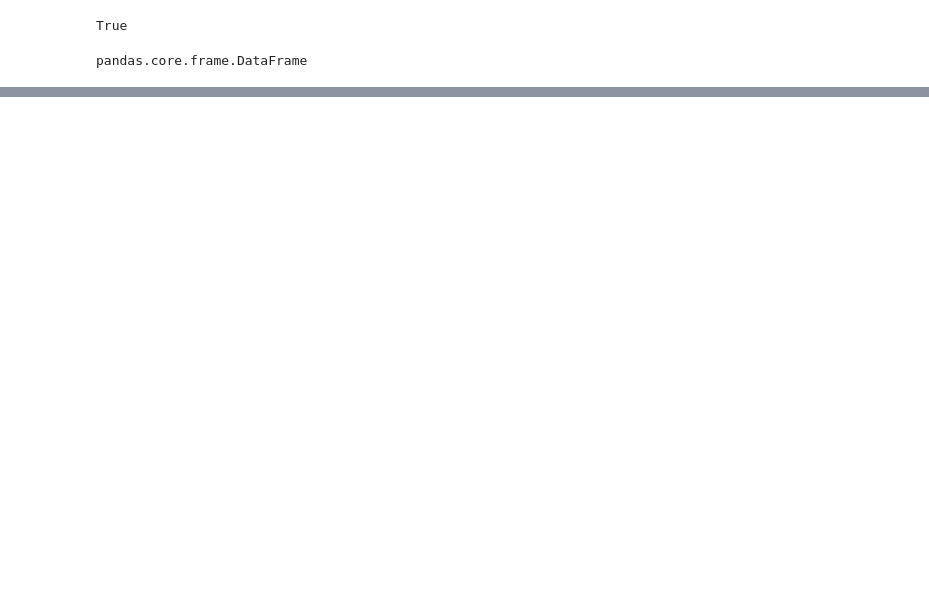
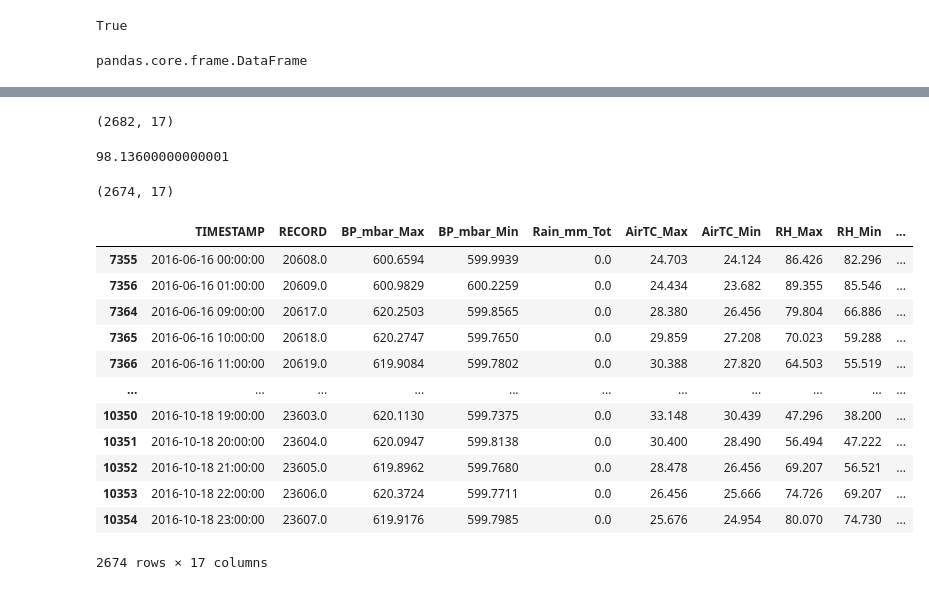
Before and after one commit to Naelia/pibic, a Jupyter notebook: Manipulação de Dados Et0.ipynb, the cells around one changed output, grey strips where cells are left out. Drawn from its saved outputs; the diff is of its cells as text; code cells hidden in the pictures; blank space fills up the shorter version.

```diff
--- a/Manipulação de Dados Et0.ipynb
+++ b/Manipulação de Dados Et0.ipynb
@@ -62,0 +184,4 @@ dados_filtrados
+# %%
+# Removendo os dados inconsistente da Temperatura do ar maxima
+dados_filtrados = dados_filtrados[dados_filtrados['AirTC_Max'] >= 1
+                                ]
@@ -62,0 +207,8 @@ dados_filtrados
+# %%
+dados_filtrados.shape
+# %% [output]
+(2682, 17)
+# %%
+dados_filtrados['RH_Max'].max()
+# %% [output]
+98.13600000000001
@@ -62,0 +218,21 @@ dados_filtrados
+# %%
+# Fim da remoçaõ dos dados iconsitente
+dados_filtrados.shape
+# %% [output]
+(2674, 17)
+# %%
+dados_filtrados
+# %% [output]
+|  | TIMESTAMP | RECORD | BP_mbar_Max | BP_mbar_Min | Rain_mm_Tot | AirTC_Max | AirTC_Min | RH_Max | RH_Min | ... |
+| 7355 | 2016-06-16 00:00:00 | 20608.0 | 600.6594 | 599.9939 | 0.0 | 24.703 | 24.124 | 86.426 | 82.296 | ... |
+| 7356 | 2016-06-16 01:00:00 | 20609.0 | 600.9829 | 600.2259 | 0.0 | 24.434 | 23.682 | 89.355 | 85.546 | ... |
+| 7364 | 2016-06-16 09:00:00 | 20617.0 | 620.2503 | 599.8565 | 0.0 | 28.380 | 26.456 | 79.804 | 66.886 | ... |
+| 7365 | 2016-06-16 10:00:00 | 20618.0 | 620.2747 | 599.7650 | 0.0 | 29.859 | 27.208 | 70.023 | 59.288 | ... |
+| 7366 | 2016-06-16 11:00:00 | 20619.0 | 619.9084 | 599.7802 | 0.0 | 30.388 | 27.820 | 64.503 | 55.519 | ... |
+| ... | ... | ... | ... | ... | ... | ... | ... | ... | ... | ... |
+| 10350 | 2016-10-18 19:00:00 | 23603.0 | 620.1130 | 599.7375 | 0.0 | 33.148 | 30.439 | 47.296 | 38.200 | ... |
+| 10351 | 2016-10-18 20:00:00 | 23604.0 | 620.0947 | 599.8138 | 0.0 | 30.400 | 28.490 | 56.494 | 47.222 | ... |
+| 10352 | 2016-10-18 21:00:00 | 23605.0 | 619.8962 | 599.7680 | 0.0 | 28.478 | 26.456 | 69.207 | 56.521 | ... |
+| 10353 | 2016-10-18 22:00:00 | 23606.0 | 620.3724 | 599.7711 | 0.0 | 26.456 | 25.666 | 74.726 | 69.207 | ... |
+| 10354 | 2016-10-18 23:00:00 | 23607.0 | 619.9176 | 599.7985 | 0.0 | 25.676 | 24.954 | 80.070 | 74.730 | ... |
+2674 rows × 17 columns
```
Also changed, not shown: parts of 40 cells of this notebook.
